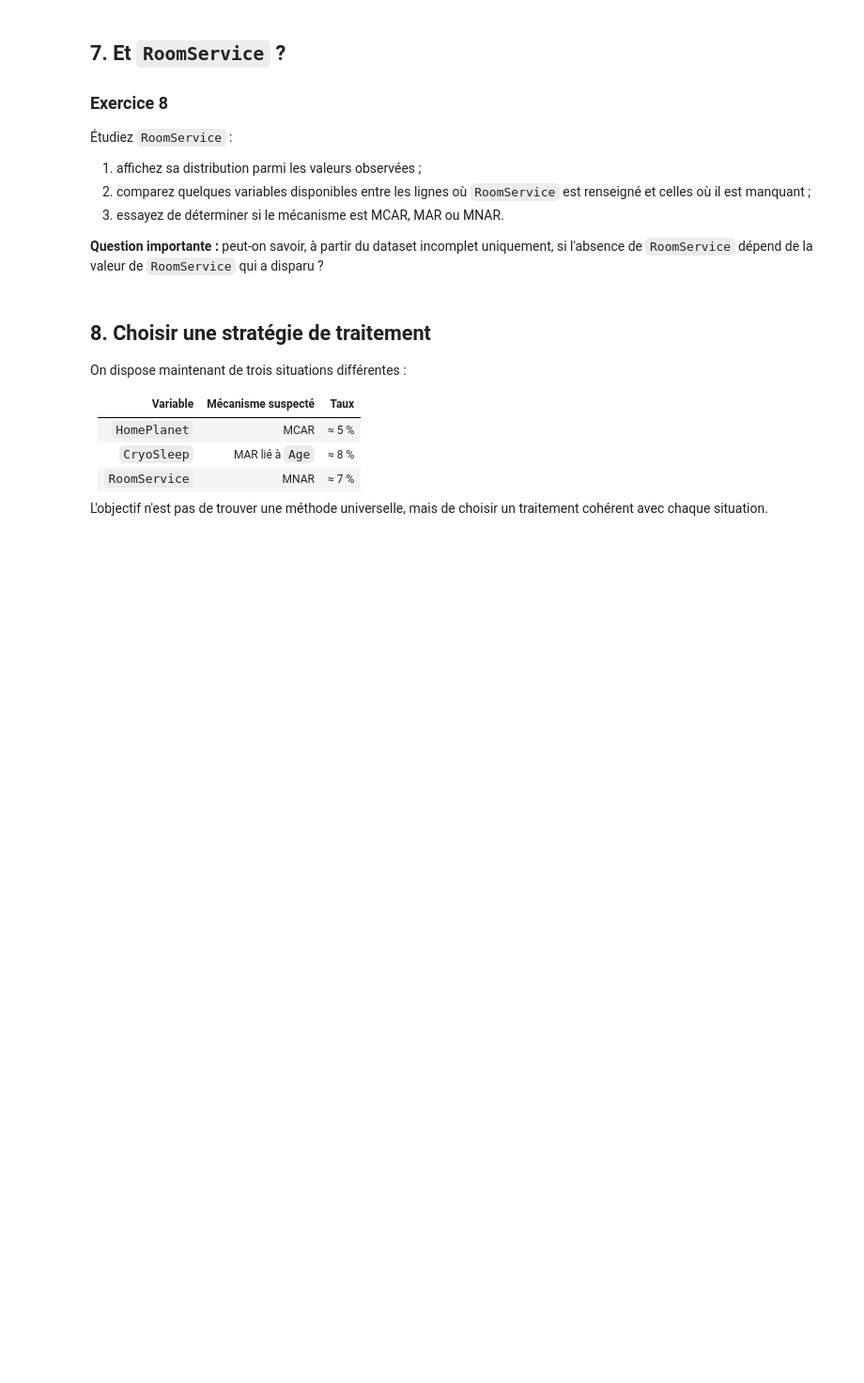
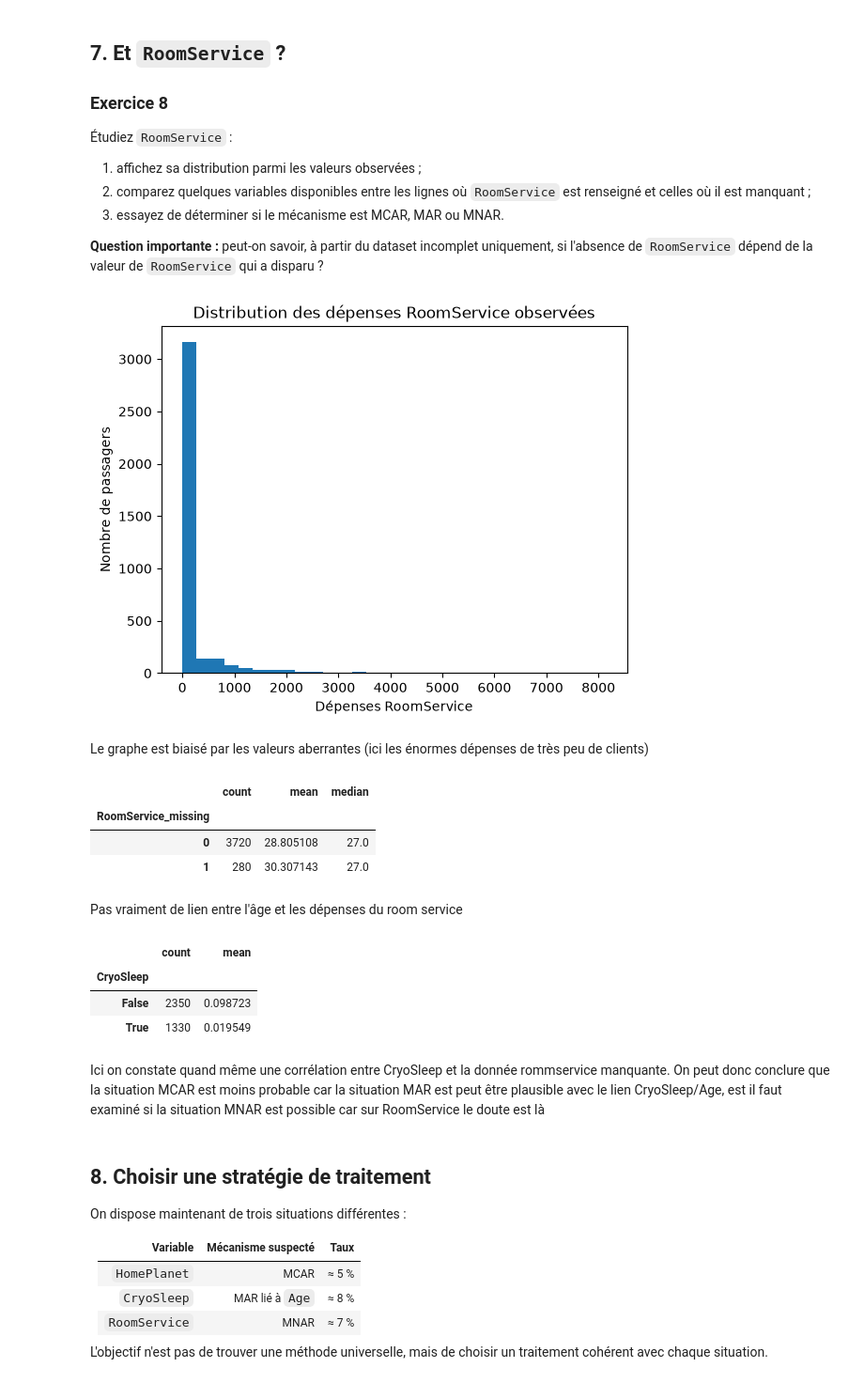
Before and after one commit to max12allin/epsi-dq-dwh-tp, a Jupyter notebook: 01_missing/notebook/01_missing.ipynb, the cells around one changed output. Shown at 94% size. Drawn from its saved outputs; the diff is of its cells as text; code cells hidden in the pictures; blank space fills up the shorter version.

```diff
--- a/01_missing/notebook/01_missing.ipynb
+++ b/01_missing/notebook/01_missing.ipynb
@@ -166,7 +340,34 @@ Calculez au minimum la moyenne et la médiane, puis représentez les deux distri
 
 **Question importante :** peut-on savoir, à partir du dataset incomplet uniquement, si l'absence de `RoomService` dépend de la valeur de `RoomService` qui a disparu ?
 # %%
-# Votre réponse
+df["RoomService"].dropna().plot(kind="hist", bins=30)
+
+plt.title("Distribution des dépenses RoomService observées")
+plt.xlabel("Dépenses RoomService")
+plt.ylabel("Nombre de passagers")
+plt.show()
+# %% [output]
+[figure, added]
+# %% [markdown]
+Le graphe est biaisé par les valeurs aberrantes (ici les énormes dépenses de très peu de clients)
+# %%
+df.groupby("RoomService_missing")["Age"].agg(["count", "mean", "median"])
+# %% [output]
+|  | count | mean | median |
+| RoomService_missing |  |  |  |
+| 0 | 3720 | 28.805108 | 27.0 |
+| 1 | 280 | 30.307143 | 27.0 |
+# %% [markdown]
+Pas vraiment de lien entre l'âge et les dépenses du room service
+# %%
+df.groupby("CryoSleep")["RoomService_missing"].agg(["count", "mean"])
+# %% [output]
+|  | count | mean |
+| CryoSleep |  |  |
+| False | 2350 | 0.098723 |
+| True | 1330 | 0.019549 |
+# %% [markdown]
+Ici on constate quand même une corrélation entre CryoSleep et la donnée rommservice manquante. On peut donc conclure que la situation MCAR est moins probable car la situation MAR est peut être plausible avec le lien CryoSleep/Age, est il faut examiné si la situation MNAR est possible car sur RoomService le doute est là
 # %% [markdown]
 ## 8. Choisir une stratégie de traitement
 
```
Also changed, not shown: parts of 31 cells of this notebook.
